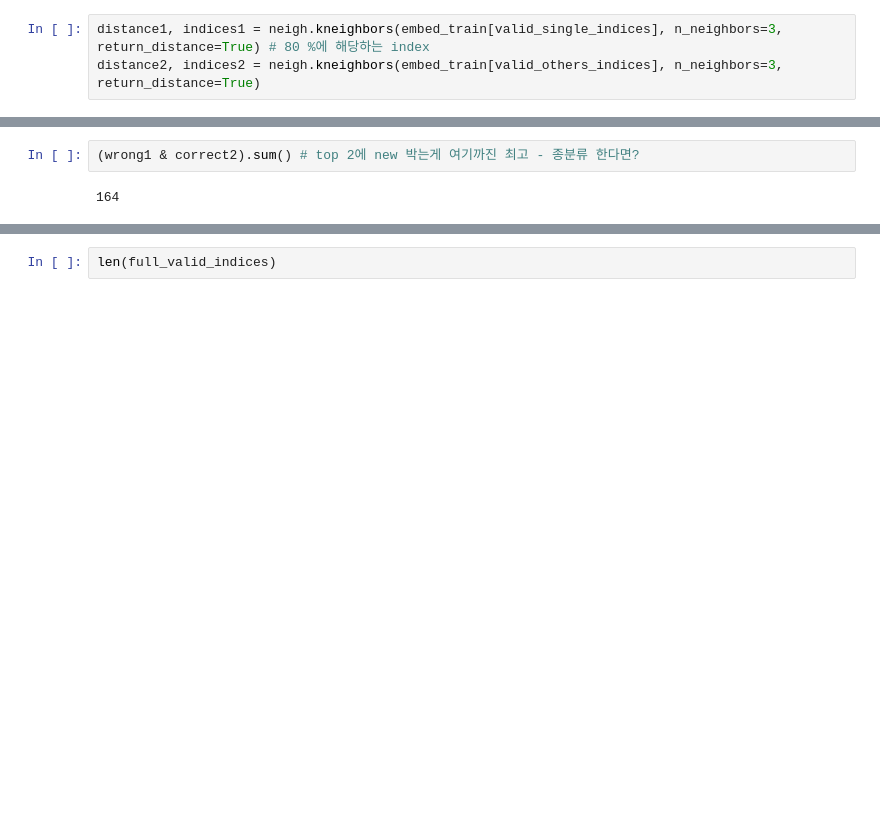
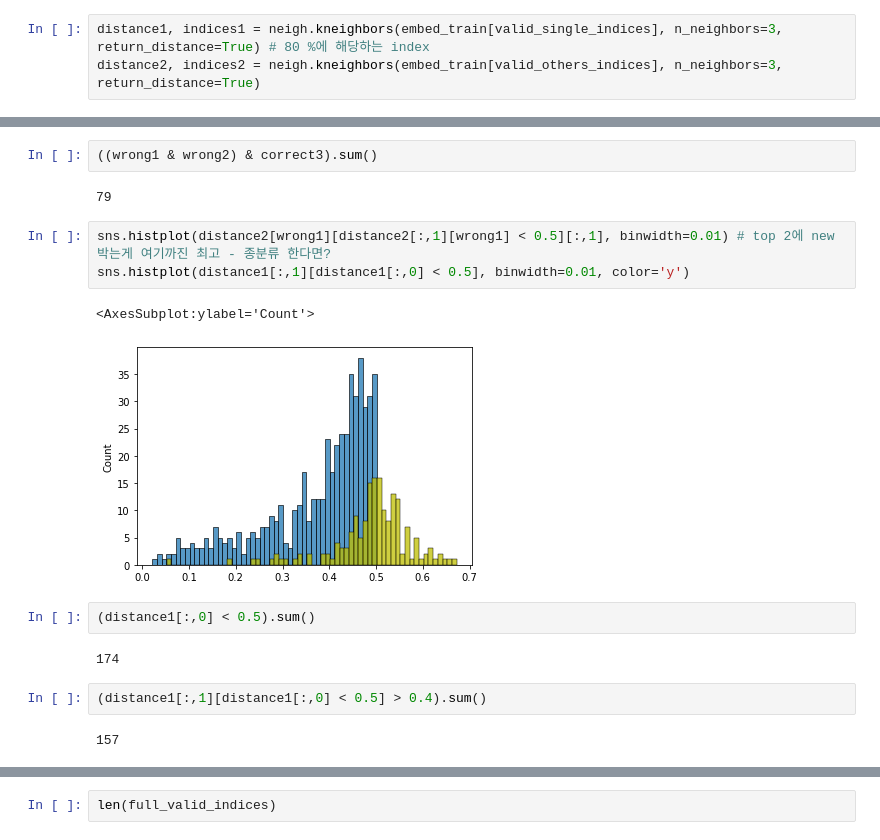
Before and after one commit to YDdreammaker/dl_whale_classification, a Jupyter notebook: inference.ipynb, the cells around one changed output, grey strips where cells are left out. Cells and saved outputs as stored; diff of their text form; blank space fills up the shorter version.

```diff
--- a/inference.ipynb
+++ b/inference.ipynb
@@ -152,4 +181,18 @@ wrong % 0.32483542788749253
+# %%
+((wrong1 & wrong2) & correct3).sum()
+# %% [output]
+79
 # %%
-(wrong1 & correct2).sum() # top 2에 new 박는게 여기까진 최고 - 종분류 한다면?
+sns.histplot(distance2[wrong1][distance2[:,1][wrong1] < 0.5][:,1], binwidth=0.01) # top 2에 new 박는게 여기까진 최고 - 종분류 한다면?
+sns.histplot(distance1[:,1][distance1[:,0] < 0.5], binwidth=0.01, color='y')
 # %% [output]
-164
+<AxesSubplot:ylabel='Count'>
+[figure, added]
+# %%
+(distance1[:,0] < 0.5).sum()
+# %% [output]
+174
+# %%
+(distance1[:,1][distance1[:,0] < 0.5] > 0.4).sum()
+# %% [output]
+157
```
Also changed, not shown: parts of 77 cells of this notebook, 1 other file.
